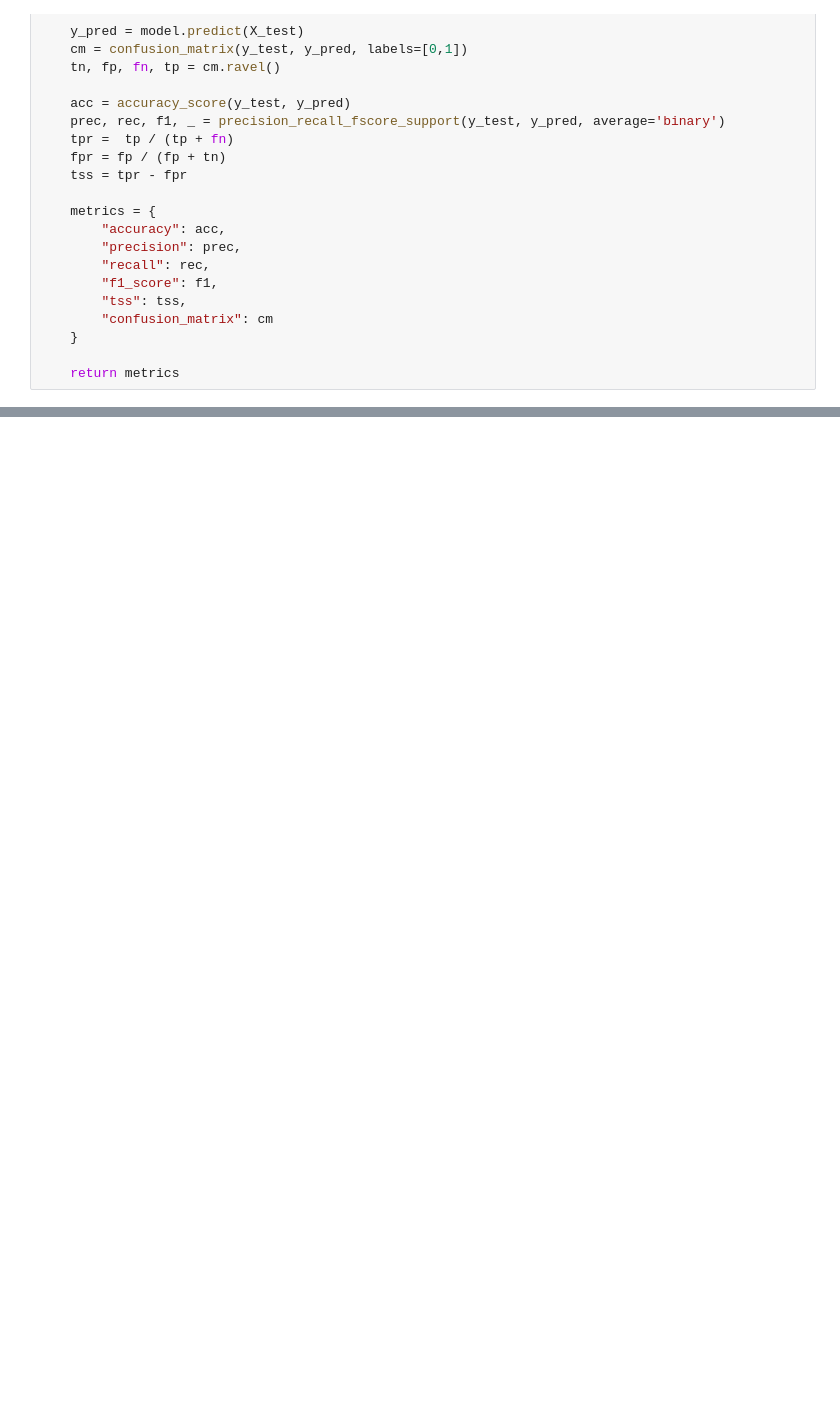
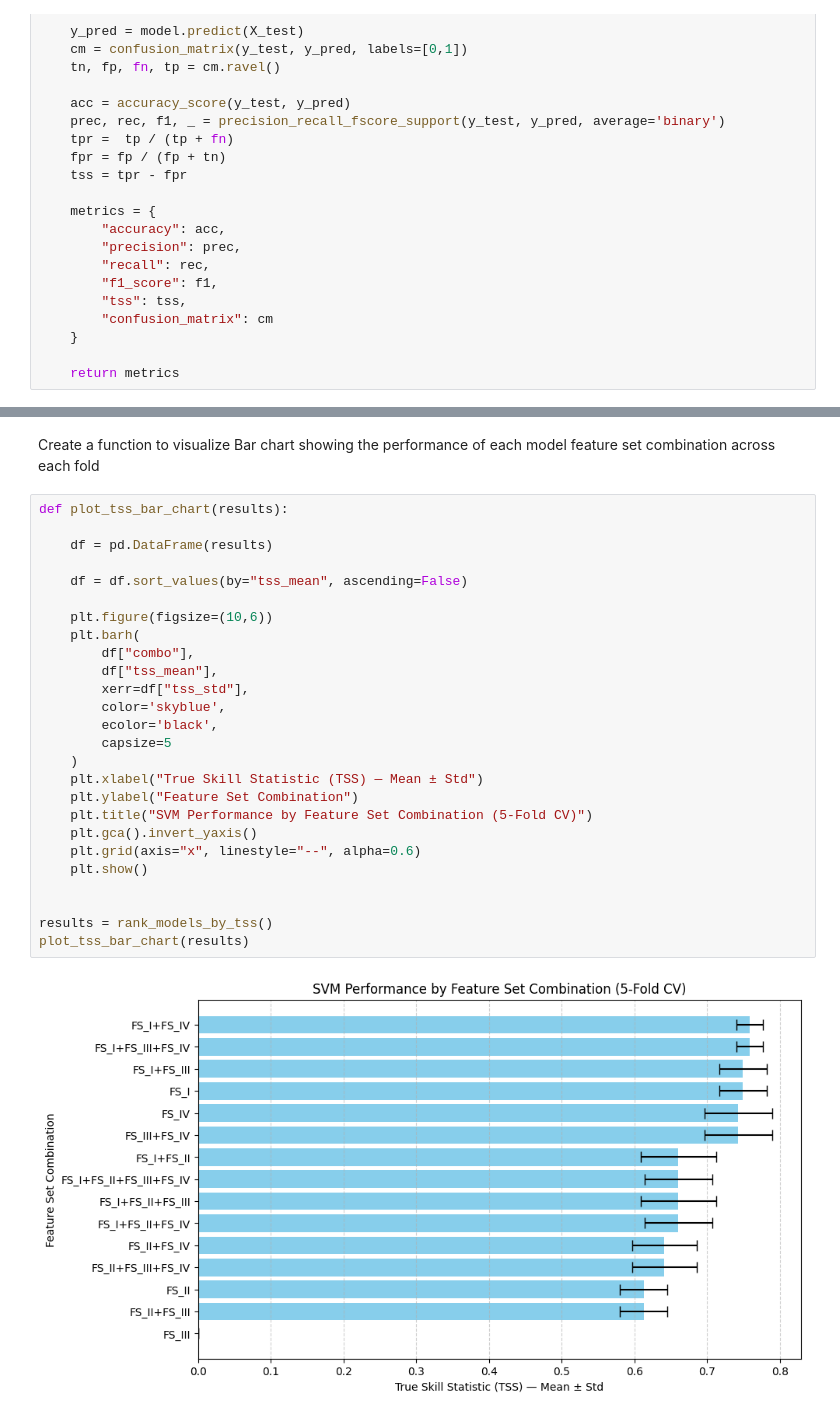
Before and after one commit to MahadAhmed25/4AL3, a Jupyter notebook: assignments/A2/ahmem73.ipynb, the cells around one changed output, grey strips where cells are left out. Cells and saved outputs as stored; diff of their text form; blank space fills up the shorter version.

```diff
--- a/assignments/A2/ahmem73.ipynb
+++ b/assignments/A2/ahmem73.ipynb
@@ -197,0 +247,30 @@ def evaluate_model(
+# %% [markdown]
+Create a function to visualize Bar chart showing the performance of each model feature set combination across each fold
+# %%
+def plot_tss_bar_chart(results):
+
+    df = pd.DataFrame(results)
+
+    df = df.sort_values(by="tss_mean", ascending=False)
+
+    plt.figure(figsize=(10,6))
+    plt.barh(
+        df["combo"],
+        df["tss_mean"],
+        xerr=df["tss_std"],
+        color='skyblue',
+        ecolor='black',
+        capsize=5
+    )
+    plt.xlabel("True Skill Statistic (TSS) — Mean ± Std")
+    plt.ylabel("Feature Set Combination")
+    plt.title("SVM Performance by Feature Set Combination (5-Fold CV)")
+    plt.gca().invert_yaxis()
+    plt.grid(axis="x", linestyle="--", alpha=0.6)
+    plt.show()
+
+
+results = rank_models_by_tss()
+plot_tss_bar_chart(results)
+# %% [output]
+[figure, added]
```
Also changed, not shown: parts of 9 cells of this notebook, 3 other files.
